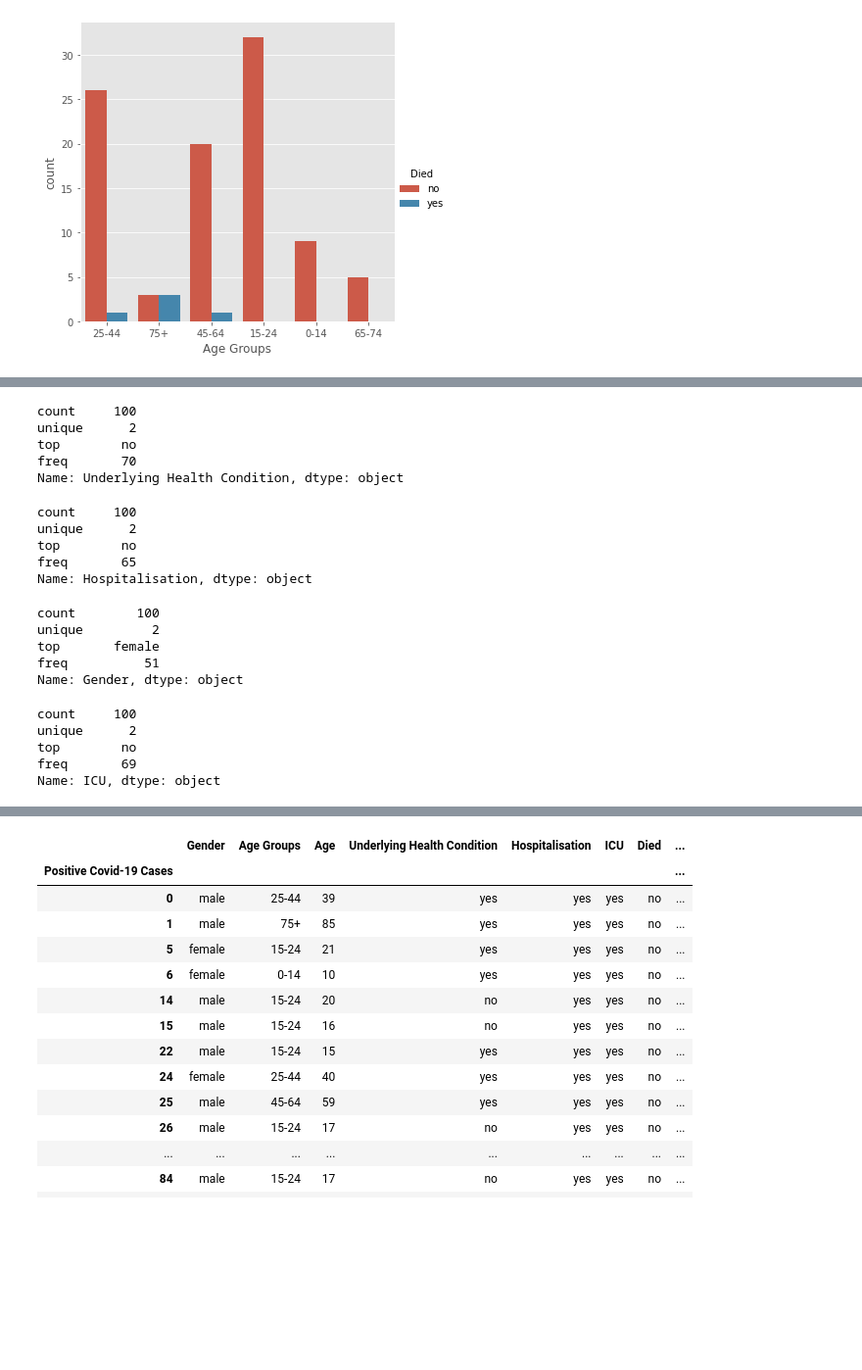
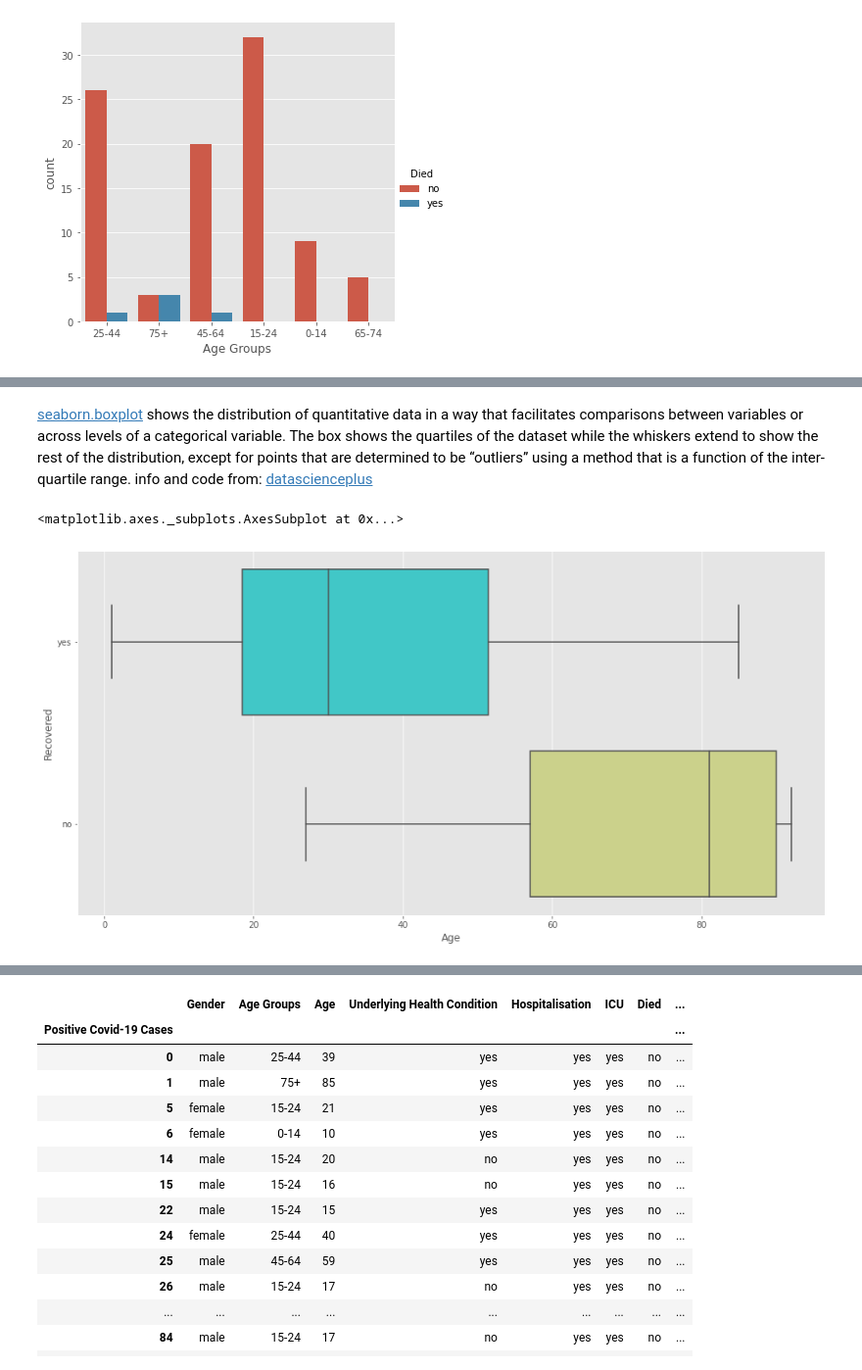
Before and after one commit to AineNicD/simulating-data, a Jupyter notebook: simulating-data.ipynb, the cells around one changed output, grey strips where cells are left out. Shown at 98% size. Saved outputs shown, nothing was run; the diff lists cells and outputs as text; code cells hidden in the pictures; blank space fills up the shorter version.

```diff
--- a/simulating-data.ipynb
+++ b/simulating-data.ipynb
@@ -979,32 +871,9 @@ Name: Recovered, dtype: object
-# %%
-df["Underlying Health Condition"].describe()
-# %% [output]
-count     100
-unique      2
-top        no
-freq       70
-Name: Underlying Health Condition, dtype: object
-# %%
-df["Hospitalisation"].describe()
-# %% [output]
-count     100
-unique      2
-top        no
-freq       65
-Name: Hospitalisation, dtype: object
-# %%
-df["Gender"].describe()
-# %% [output]
-count        100
-unique         2
-top       female
-freq          51
-Name: Gender, dtype: object
-# %%
-df["ICU"].describe()
-# %% [output]
-count     100
-unique      2
-top        no
-freq       69
-Name: ICU, dtype: object
+# %% [markdown]
+[seaborn.boxplot](https://seaborn.pydata.org/generated/seaborn.boxplot.html) shows the distribution of quantitative data in a way that facilitates comparisons between variables or across levels of a categorical variable. The box shows the quartiles of the dataset while the whiskers extend to show the rest of the distribution, except for points that are determined to be “outliers” using a method that is a function of the inter-quartile range. info and code from:
+[datascienceplus](https://datascienceplus.com/seaborn-categorical-plots-in-python/)
+# %%
+# boxplot that shows that the younger the age group, the more likely to recover from the virus
+sns.boxplot(x='Age',y='Recovered',data=df,palette='rainbow')
+# %% [output]
+<matplotlib.axes._subplots.AxesSubplot at 0x...>
+[figure, added]
```
Also changed, not shown: parts of 63 cells of this notebook.
